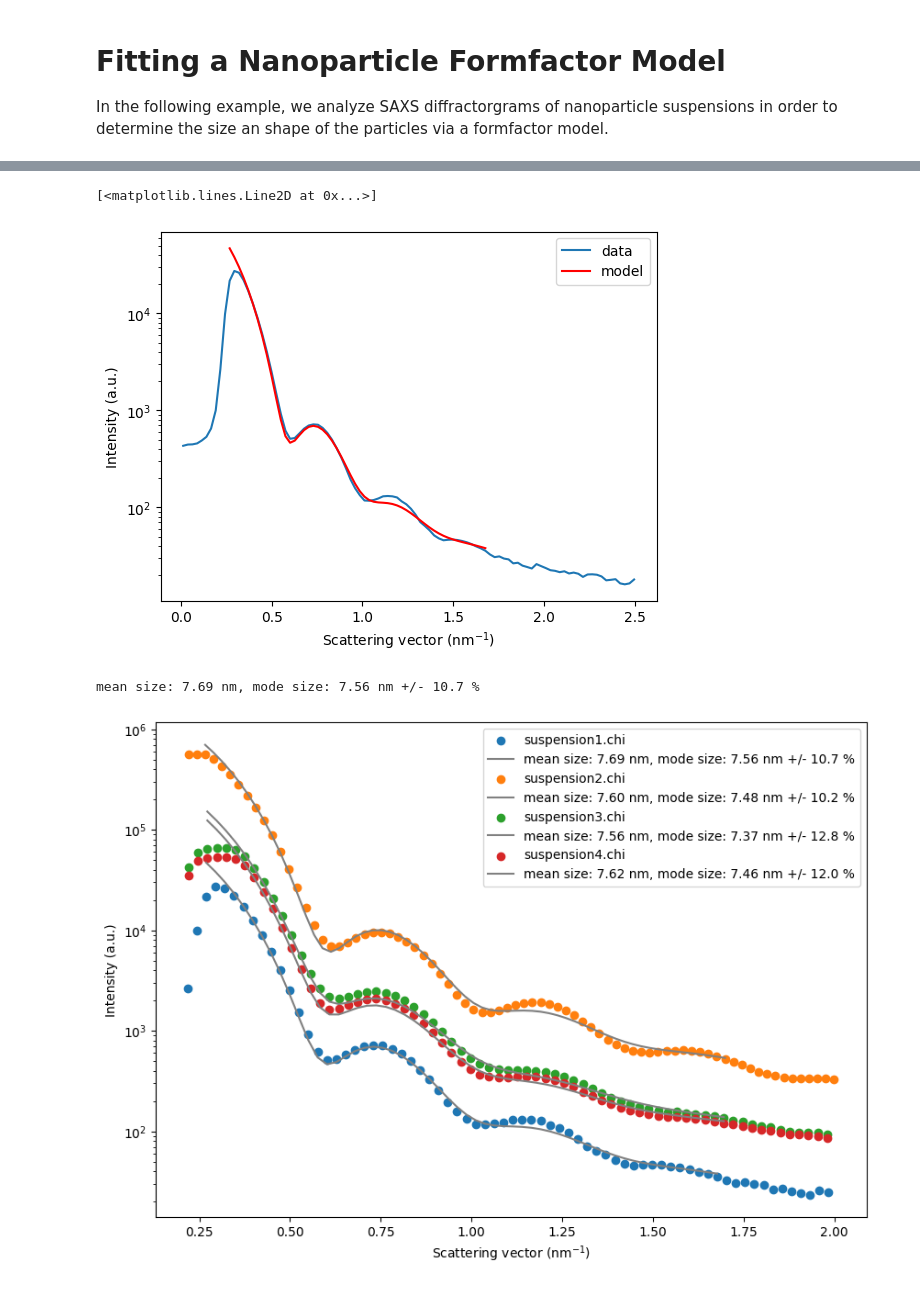
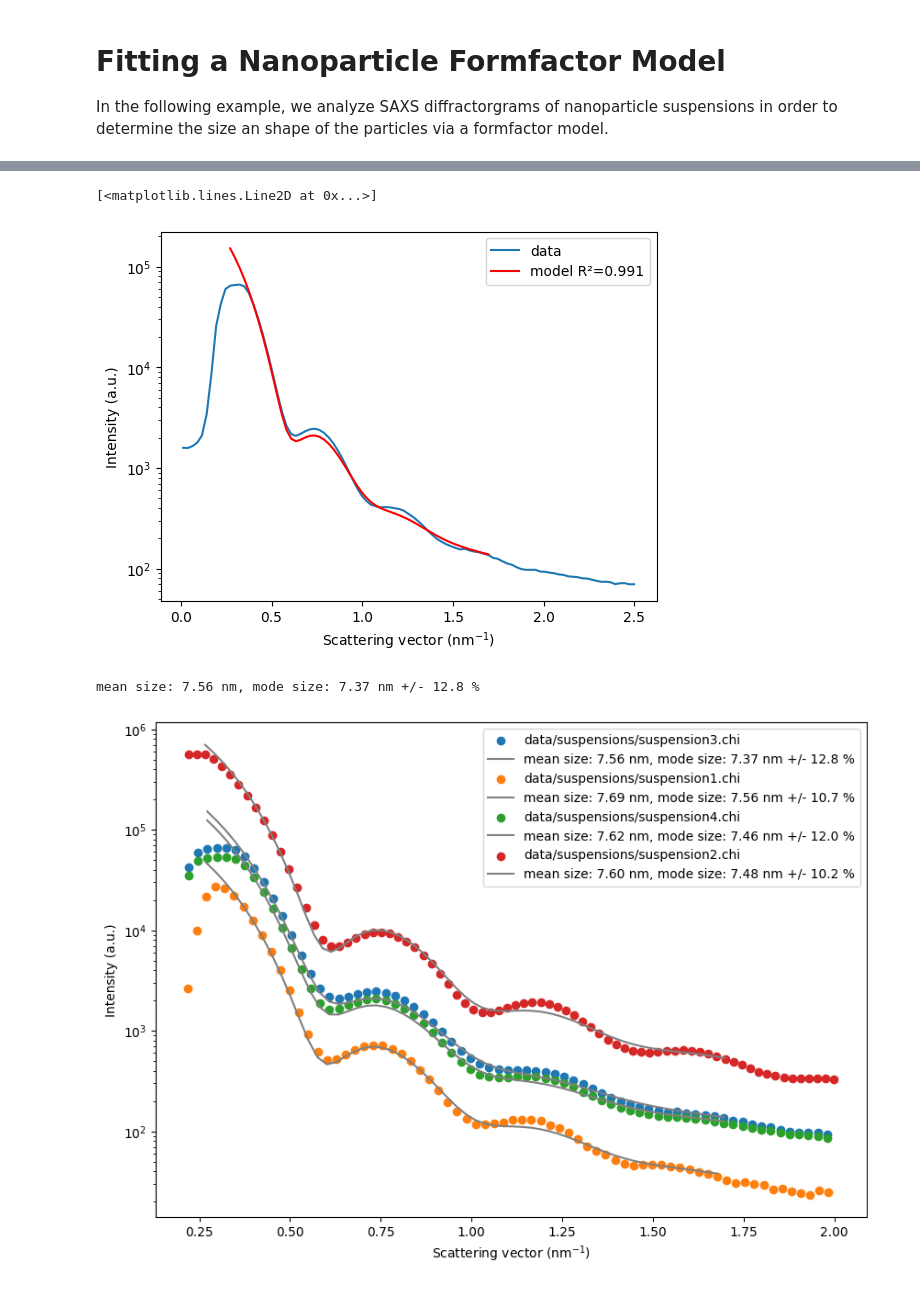
Before and after one commit to plunkettal/nanoscatterfit, a Jupyter notebook: examples/analyze_suspension.ipynb, the cells around one changed output, grey strips where cells are left out. Drawn from its saved outputs; the diff is of its cells as text; code cells hidden in the pictures.

```diff
--- a/examples/analyze_suspension.ipynb
+++ b/examples/analyze_suspension.ipynb
@@ -2,11 +2,13 @@
 # Fitting a Nanoparticle Formfactor Model
 In the following example, we analyze SAXS diffractorgrams of nanoparticle suspensions in order to determine the size an shape of the particles via a formfactor model.
 # %%
+%load_ext autoreload
+%autoreload 2
 import sys
 sys.path.append('./..') # this is required to recognize the nanoscatterfit package which is located in the parent directory
 import numpy as np
 # collect suspension files
 import glob
-files=glob.glob('data\\suspensions\\*chi')
+files=glob.glob('data/suspensions/*chi')
 files
 # %% [output]
@@ -53,32 +55,32 @@ from nanoscatterfit import fit_formfactor
 params= [7.5,0.05,5,0]
 from nanoscatterfit import cut_diffractogram
 dff=cut_diffractogram(df, 0.25,1.7)
-popt, pcov, fitresult = fit_formfactor(dff.q, dff.I, params, distribution='lognormal', shape='spherical',distribution_type='number')
+popt, pcov, r_squared, fitresult = fit_formfactor(dff.q, dff.I, params, distribution='lognormal', shape='spherical',distribution_type='number')
 
 
 # plot the fit
 fig, ax = plt.subplots()
 plot(df, ax=ax, label='data')
-plot_formmodel(dff.q,popt, distribution='lognormal', shape='spherical',distribution_type='number',  ax=ax, label='model')
+plot_formmodel(dff.q,popt, distribution='lognormal', shape='spherical',distribution_type='number',  ax=ax, label=f'model R²={r_squared:.3f}')
 # %% [output]
 [<matplotlib.lines.Line2D at 0x...>]
-[figure, old version]
+[figure, new version]
 # %%
 print(fitresult)
 # %% [output]
-mean size: 7.69 nm, mode size: 7.56 nm +/- 10.7 %
+mean size: 7.56 nm, mode size: 7.37 nm +/- 12.8 %
 # %%
 # batch processing for formfactor analysis
 fig, ax = plt.subplots(figsize=(10,7))
 
 params= [7.5,0.05,5,0]
 for f in files:
     df=cut_diffractogram(import_rawdata(f),0.2,2)
 
     dff=cut_diffractogram(df, 0.25,1.7)
-    popt, pcov, fitresult = fit_formfactor(dff.q, dff.I, params, distribution='lognormal', shape='spherical',distribution_type='number')
+    popt, pcov, r_squared, fitresult = fit_formfactor(dff.q, dff.I, params, distribution='lognormal', shape='spherical',distribution_type='number')
 
     plot(df, ax=ax, label=f.split('\\')[-1], line=False)
     plot_formmodel(dff.q,popt, distribution='lognormal', shape='spherical',distribution_type='number',  ax=ax, label=fitresult, color='grey')
 # %% [output]
-[figure, old version]
+[figure, new version]
```
Also changed, not shown: parts of 4 cells of this notebook, 9 other files.
